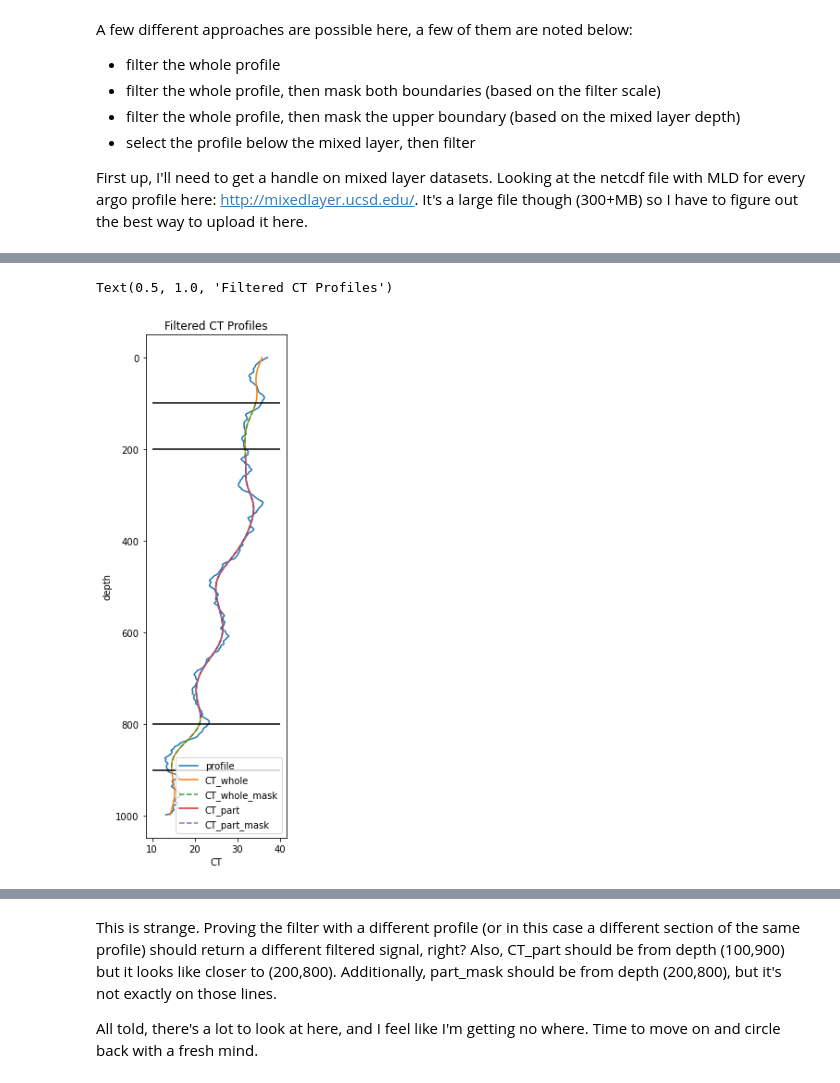
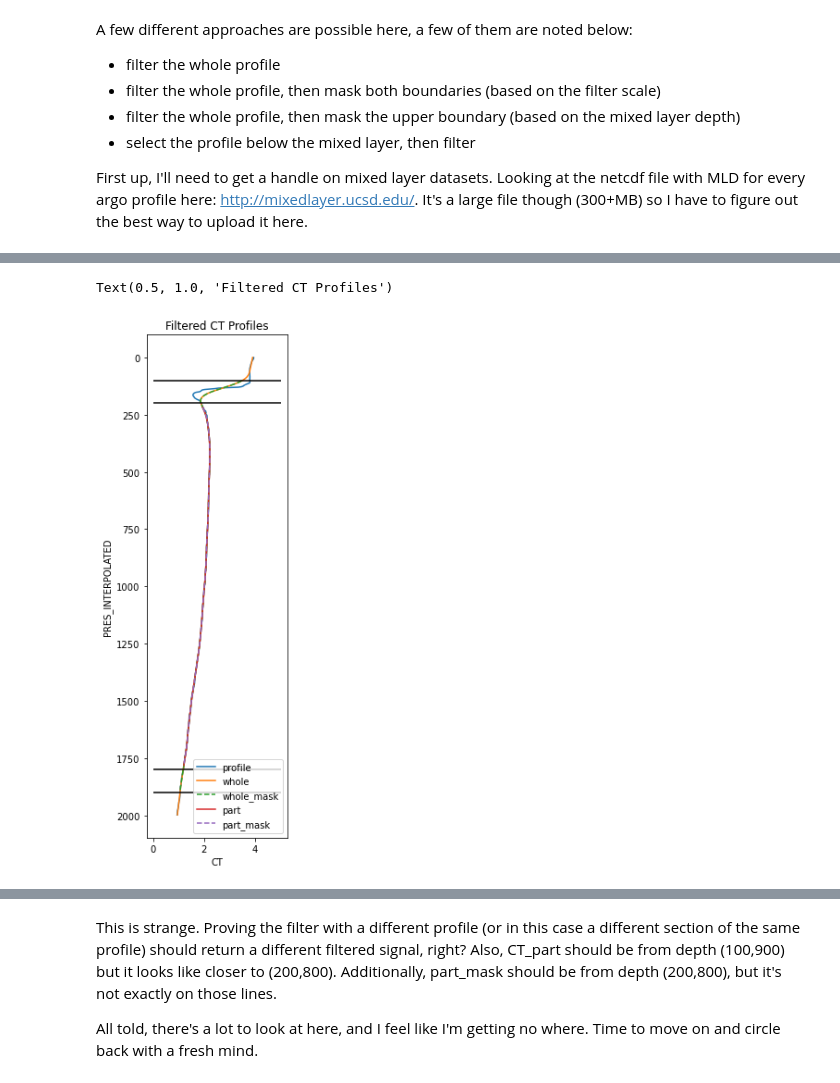
Before and after one commit to ocean-transport/argo-intern, a Jupyter notebook: methods.ipynb, the cells around one changed output, grey strips where cells are left out. Saved outputs shown, nothing was run; the diff lists cells and outputs as text; code cells hidden in the pictures.

```diff
--- a/methods.ipynb
+++ b/methods.ipynb
@@ -128,20 +108,36 @@ plt.vlines((100,900),20,38)
+# %%
+whole_prof = float_z.CT.isel(N_PROF=0)
+part_prof  = whole_prof.where(float_z.PRES_INTERPOLATED>100).where(float_z.PRES_INTERPOLATED<1900)
+
+CT_whole = ff.get_filt_prof(whole_prof, 100)
+CT_part  = ff.get_filt_prof(part_prof , 100)
+
+CT_filt = xr.Dataset(data_vars={'whole':(['PRES_INTERPOLATED'], CT_whole), 'part':(['PRES_INTERPOLATED'], CT_part)},
+                     coords =  {'PRES_INTERPOLATED':float_z.PRES_INTERPOLATED})
+
+CT_whole_mask = CT_filt.whole.where(float_z.PRES_INTERPOLATED>100).where(float_z.PRES_INTERPOLATED<1900)
+CT_part_mask  = CT_filt.part .where(float_z.PRES_INTERPOLATED>200).where(float_z.PRES_INTERPOLATED<1800)
+
+CT_filt['whole_mask'] = xr.DataArray(CT_whole_mask.values, dims=float_z.PRES_INTERPOLATED.dims)
+CT_filt['part_mask']  = xr.DataArray(CT_part_mask.values,  dims=float_z.PRES_INTERPOLATED.dims)
 # %%
 plt.figure(figsize=(6,10))
 plt.subplot(122)
-profile.CT.plot(y='depth',label='profile')
+float_z.CT.isel(N_PROF=0).plot(y='PRES_INTERPOLATED',label='profile')
 
-filt.CT_whole.plot(y='depth',label='CT_whole')
-filt.CT_whole_mask.plot(y='depth',label='CT_whole_mask',linestyle='--')
-plt.hlines([100,900],10,40,color='k')
+CT_filt.whole.plot(y='PRES_INTERPOLATED',label='whole')
 
-filt.CT_part.plot(y='depth',label='CT_part')
-filt.CT_part_mask.plot(y='depth',label='CT_part_mask',linestyle='--')
-plt.hlines([200,800],10,40,color='k')
+CT_filt.whole_mask.plot(y='PRES_INTERPOLATED',label='whole_mask',linestyle='--')
+CT_filt.part.plot(y='PRES_INTERPOLATED',label='part')
+plt.hlines([100,1900],0,5,color='k')
+
+CT_filt.part_mask.plot(y='PRES_INTERPOLATED',label='part_mask',linestyle='--')
+plt.hlines([200,1800],0,5,color='k')
 
 plt.gca().invert_yaxis()
 plt.xlabel('CT')
 plt.legend()
 plt.title('Filtered CT Profiles')
 # %% [output]
 Text(0.5, 1.0, 'Filtered CT Profiles')
-[figure, old version]
+[figure, new version]
```
Also changed, not shown: parts of 9 cells of this notebook.
